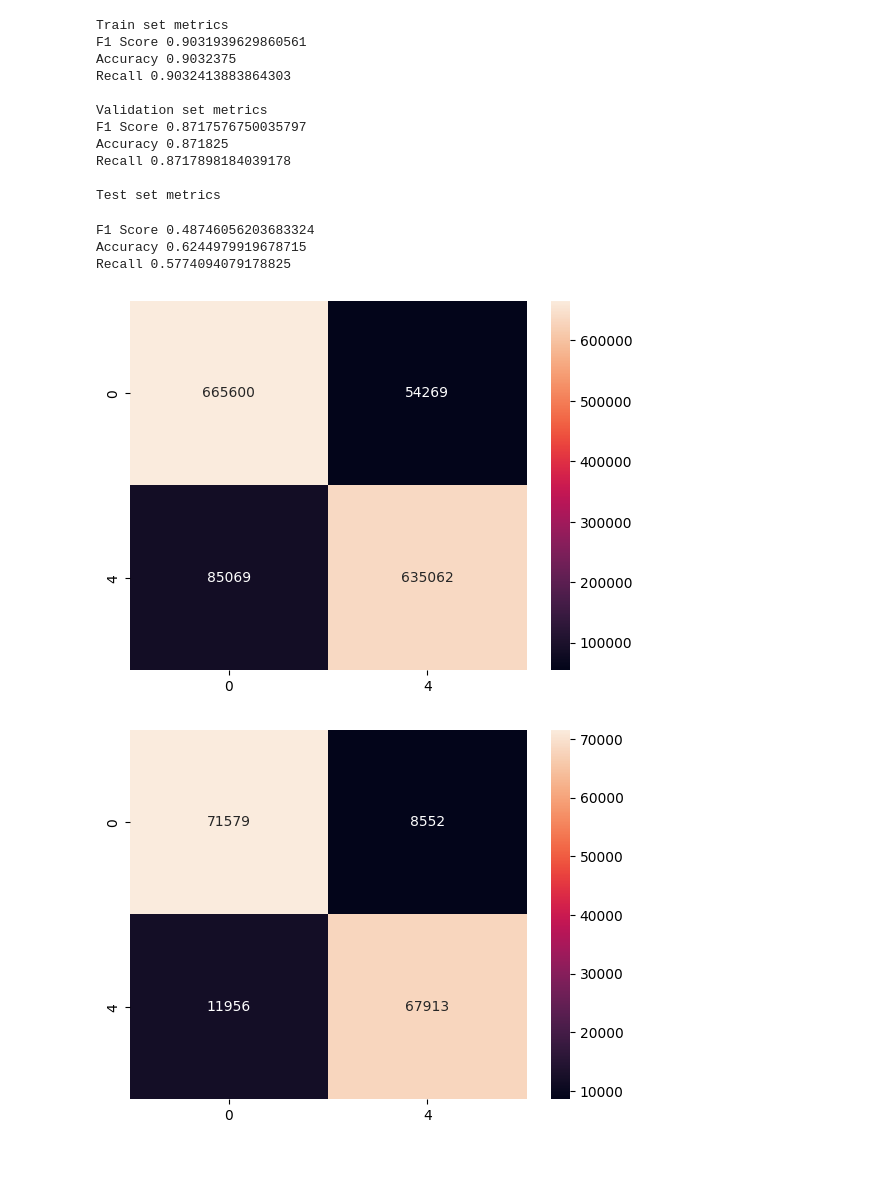
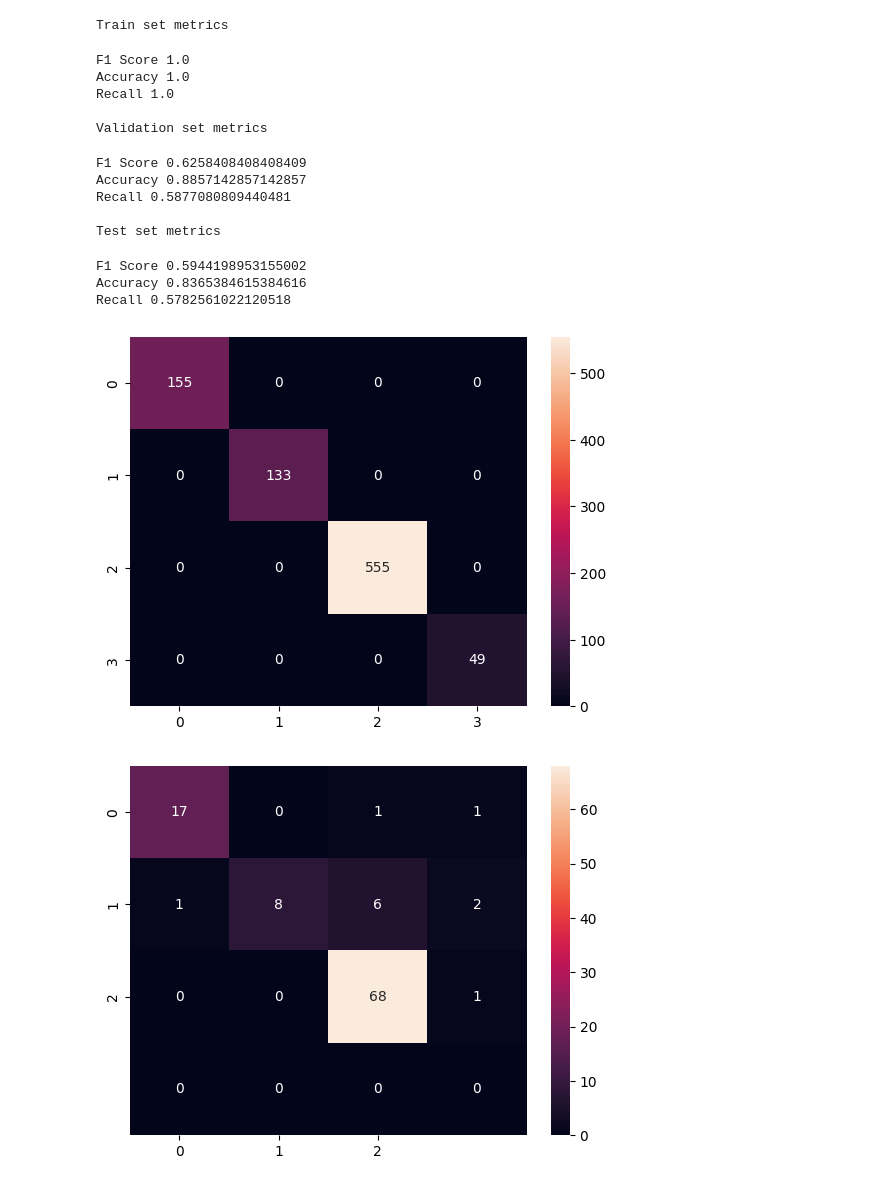
Before and after one commit to mikic202/NLP-2025, a Jupyter notebook: transformers_analyzer.ipynb, the cells around one changed output. Drawn from its saved outputs; the diff is of its cells as text; code cells hidden in the pictures.

```diff
--- a/transformers_analyzer.ipynb
+++ b/transformers_analyzer.ipynb
@@ -59,14 +75,13 @@ train_dataset, validation_dataset = train_test_split(
     train_dataset, train_size=params["train_size"], shuffle=True
 )
 # %%
-# train_dataset, test_dataset = get_advanced_tweet_sentiment_dataset_only_text(tokenize_function_bert)
-# train_dataset, validation_dataset = train_test_split(
-#     train_dataset, train_size=params["train_size"], shuffle=True
-# )
+train_dataset, test_dataset = get_advanced_tweet_sentiment_dataset_only_text(tokenize_function_bert)
+train_dataset, validation_dataset = train_test_split(
+    train_dataset, train_size=params["train_size"], shuffle=True
+)
 # %%
 class_num = params["class_num"]
 dataset_labels = list(range(class_num))
-dataset_labels = [0, 2, 4]
 # %%
 train_loader = DataLoader(train_dataset, batch_size=params["batch_size"], shuffle=True, collate_fn=pad_collate_bert)
 validation_loader = DataLoader(validation_dataset, batch_size=params["batch_size"], shuffle=False, collate_fn=pad_collate_bert)
@@ -82,6 +117,7 @@ def freeze_bert_layers(model, num_unfrozen_layers):
+# %%
+model = DistilBertForSequenceClassification.from_pretrained(params["model_bert"], num_labels=params["class_num"]).to(device)
 # %%
-model = BertForSequenceClassification.from_pretrained(params["model_bert"], num_labels=params["class_num"]).to(device)
-model = freeze_bert_layers(model, num_unfrozen_layers=params["bert_unfrozen_layers"])
+model = freeze_transformer_layers(model, num_unfrozen_layers=params["bert_unfrozen_layers"])
 
 optimizer = torch.optim.Adam(model.parameters(), lr=params["learning_rate"])
 loss_fun = CrossEntropyLoss()
@@ -145,42 +182,42 @@ def measure_model(model, data_loader):
 
     return all_labels, all_preds
 # %%
-# print("Train set metrics")
-# train_labels, train_preds = measure_model(model, train_loader)
-# train_preds_tensor = torch.tensor(train_preds)
-# train_labels_tensor = torch.tensor(train_labels)
+print("Train set metrics")
+train_labels, train_preds = measure_model(model, train_loader)
+train_preds_tensor = torch.tensor(train_preds)
+train_labels_tensor = torch.tensor(train_labels)
 
-# display_clasification_metrics(train_preds_tensor, train_labels_tensor, labels=dataset_labels)
-# plt.figure()
+display_clasification_metrics(train_preds_tensor, train_labels_tensor, labels=dataset_labels)
+plt.figure()
 
-# print("\nValidation set metrics")
-# val_labels, val_preds = measure_model(model, validation_loader)
-# val_preds_tensor = torch.tensor(val_preds)
-# val_labels_tensor = torch.tensor(val_labels)
+print("\nValidation set metrics")
+val_labels, val_preds = measure_model(model, validation_loader)
+val_preds_tensor = torch.tensor(val_preds)
+val_labels_tensor = torch.tensor(val_labels)
 
-# display_clasification_metrics(val_preds_tensor, val_labels_tensor, labels=dataset_labels)
-# plt.figure()
+display_clasification_metrics(val_preds_tensor, val_labels_tensor, labels=dataset_labels)
+plt.figure()
 
 print("\nTest set metrics")
 test_labels, test_preds = measure_model(model, test_loader)
 test_preds_tensor = torch.tensor(test_preds)
 test_labels_tensor = torch.tensor(test_labels)
 
 display_clasification_metrics(test_preds_tensor, test_labels_tensor, labels=dataset_labels)
 # %% [output]
 Train set metrics
-F1 Score 0.9031939629860561
-Accuracy 0.9032375
-Recall 0.9032413883864303
-
-Validation set metrics
-F1 Score 0.8717576750035797
-Accuracy 0.871825
-Recall 0.8717898184039178
-
-Test set metrics
-F1 Score 0.48746056203683324
-Accuracy 0.6244979919678715
-Recall 0.5774094079178825
+F1 Score 1.0
+Accuracy 1.0
+Recall 1.0
+
+Validation set metrics
+F1 Score 0.6258408408408409
+Accuracy 0.8857142857142857
+Recall 0.5877080809440481
+
+Test set metrics
+F1 Score 0.5944198953155002
+Accuracy 0.8365384615384616
+Recall 0.5782561022120518
-[figure, old version]
+[figure, new version]
-[figure, old version]
+[figure, new version]
```
Also changed, not shown: parts of 18 cells of this notebook.
